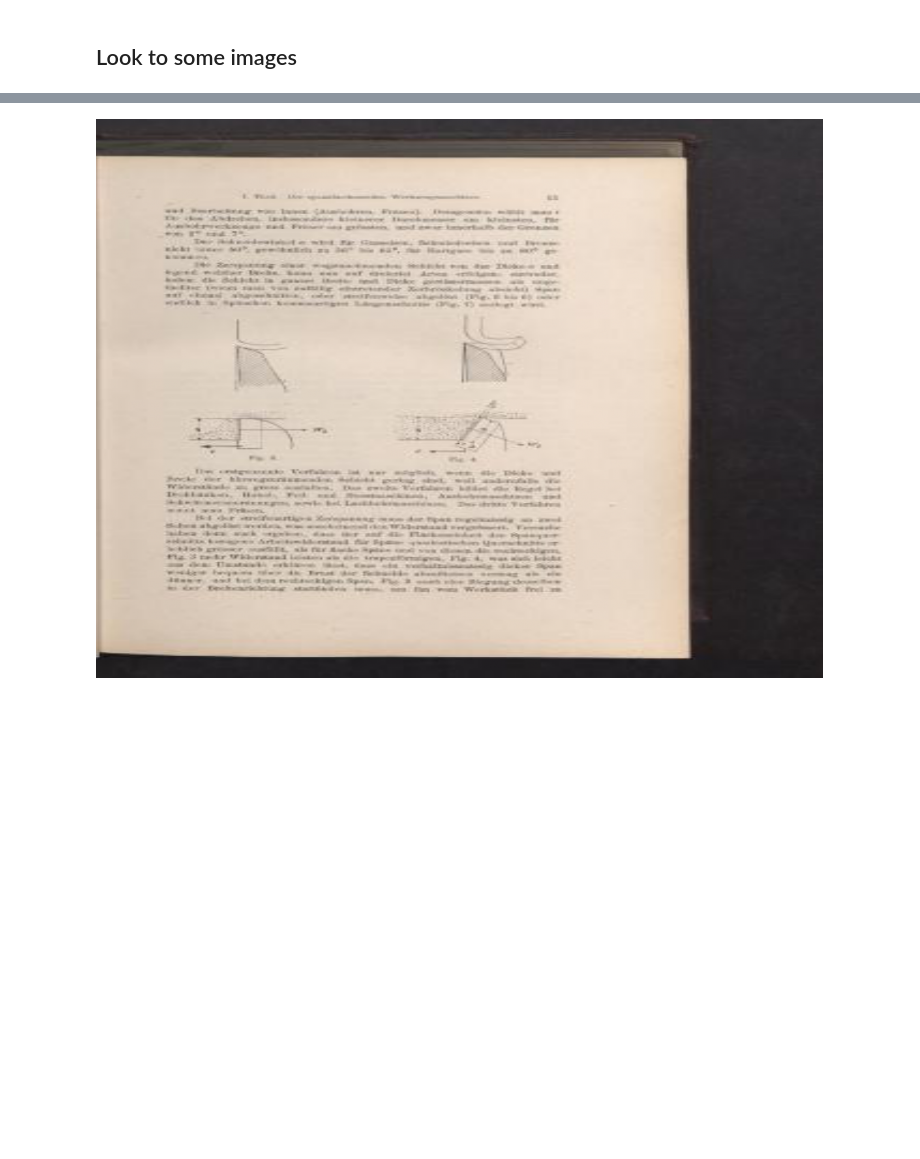
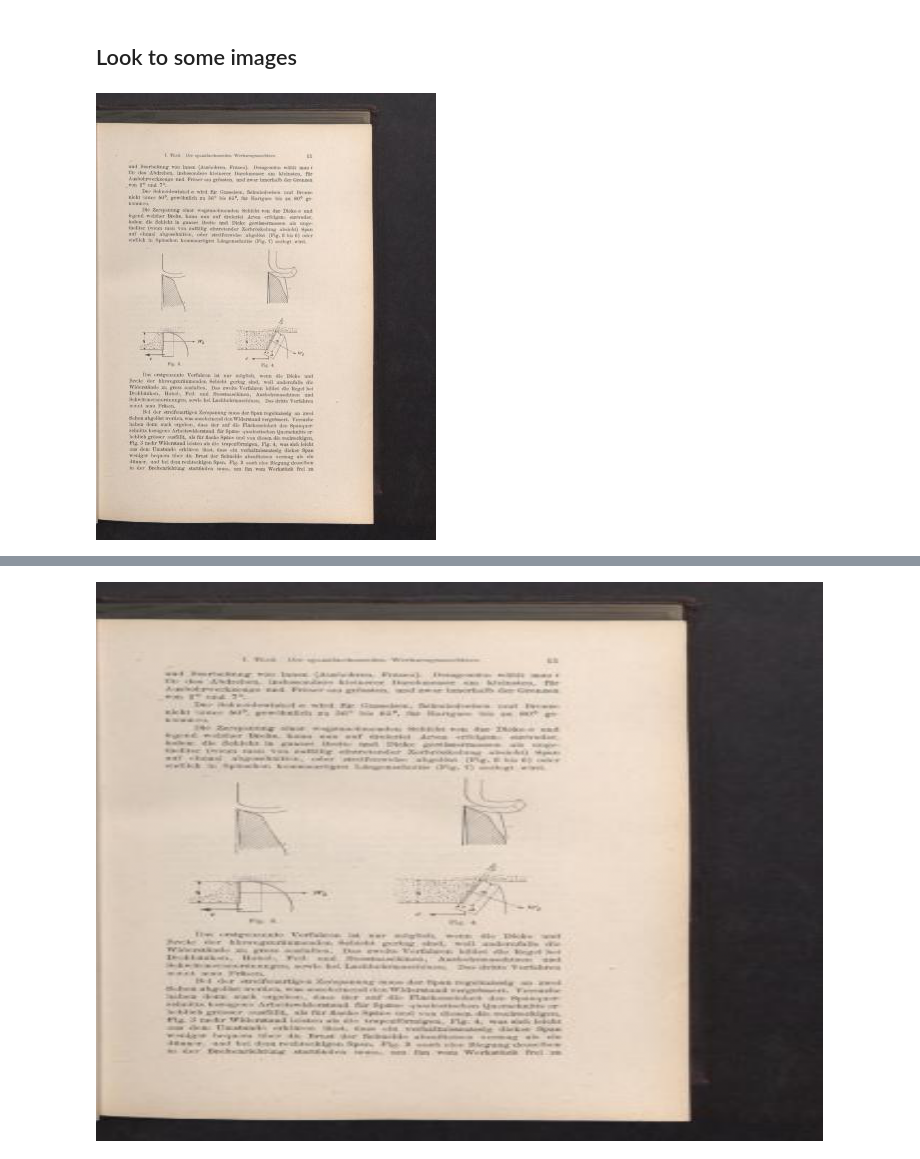
Before and after one commit to OCR-D/ocrd_segment, a Jupyter notebook: notebooks/1stOverview.ipynb, the cells around one changed output, grey strips where cells are left out. Saved outputs shown, nothing was run; the diff lists cells and outputs as text; code cells hidden in the pictures; blank space fills up the shorter version.

```diff
--- a/notebooks/1stOverview.ipynb
+++ b/notebooks/1stOverview.ipynb
@@ -237,2 +358,6 @@ Test: None
 # %% [markdown]
 ## Look to some images
+# %%
+imglist.x[0]
+# %% [output]
+[figure, added]
```
Also changed, not shown: parts of 14 cells of this notebook, 1 other file.
